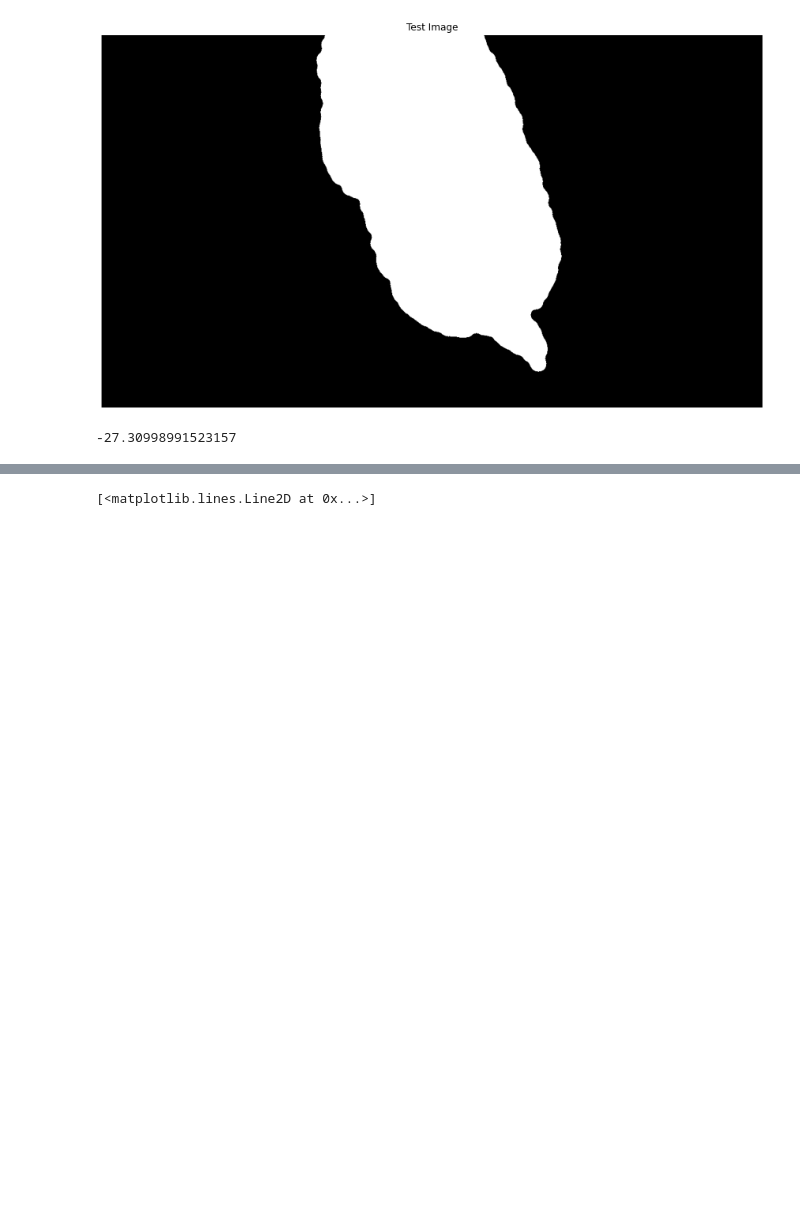
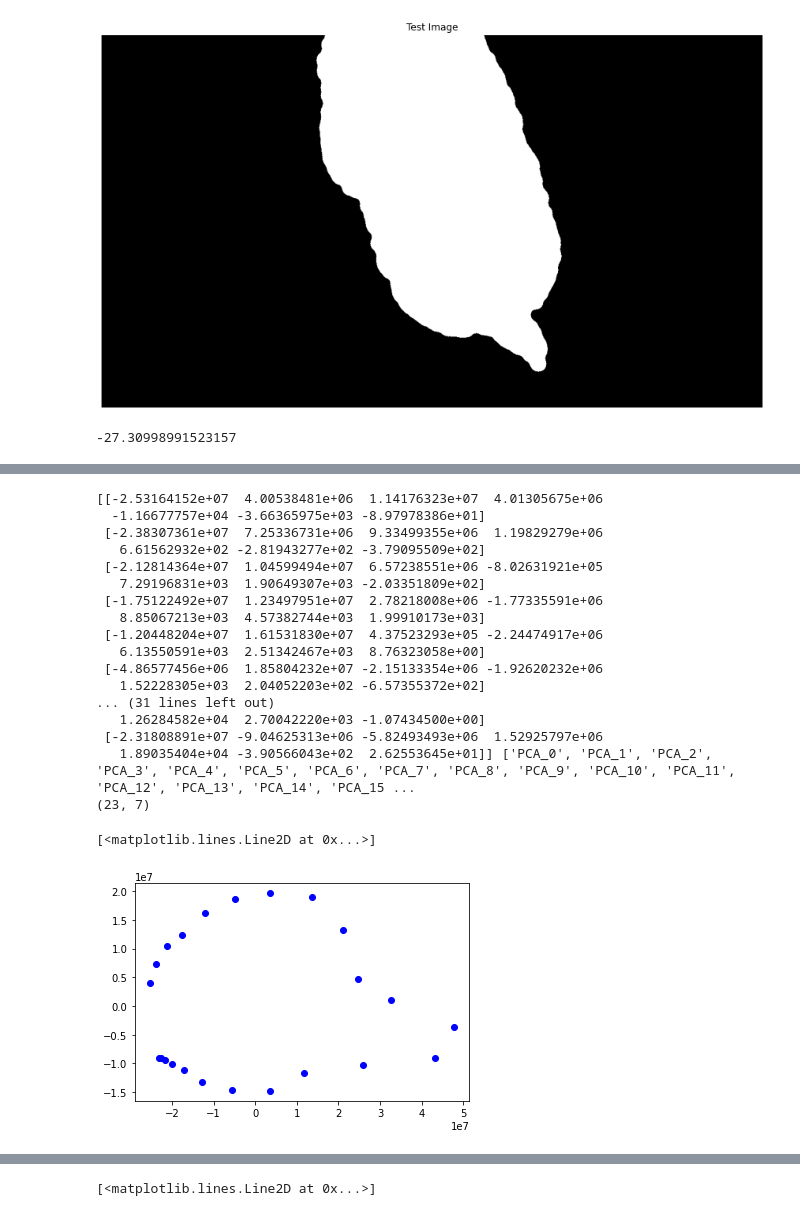
Before and after one commit to zwinkler/Automated-BCS, a Jupyter notebook: Automated BCS.ipynb, the cells around one changed output, grey strips where cells are left out. Cells and saved outputs as stored; diff of their text form; code cells hidden in the pictures; blank space fills up the shorter version.

```diff
--- a/Automated BCS.ipynb
+++ b/Automated BCS.ipynb
@@ -289,0 +305,52 @@ plt.axis('off')
+# %%
+#----------------------Getting Kernel PCA---------------------------------
+#The contour is messed up because the image is cropped too much to use the skimage function
+def extract_kernel_PCA(mask, points):
+    B=skimage.measure.find_contours(mask,0.5,'high')[0]
+    #print(np.shape(B))
+    factor = int(np.shape(B)[0]/points)
+    rem = np.shape(B)[0]%factor
+    len_B = np.shape(B)[0]
+
+    B_23 = np.zeros((points, 2))
+    #print(B)
+    #print(B_23)
+    #print(np.shape(B_23))
+    B_23[:, 0] = B[0:(len_B-rem):factor, 0]
+    B_23[:, 1] = B[0:(len_B-rem):factor, 1]
+    #print(B_23)
+    kpca = sklearn.decomposition.KernelPCA(kernel = 'poly')
+    f = kpca.fit_transform(B_23)
+    fnames = []
+    for i in range(0, points):
+        fnames.append(f'PCA_{i}')
+
+
+    return f, fnames
+
+f, fnames = extract_kernel_PCA(b_cow, 23)
+print(f, fnames)
+print(np.shape(f))
+
+plt.figure()
+plt.plot(f[:, 0], f[:, 1], 'bo')
+# %% [output]
+[[-2.53164152e+07  4.00538481e+06  1.14176323e+07  4.01305675e+06
+  -1.16677757e+04 -3.66365975e+03 -8.97978386e+01]
+ [-2.38307361e+07  7.25336731e+06  9.33499355e+06  1.19829279e+06
+   6.61562932e+02 -2.81943277e+02 -3.79095509e+02]
+ [-2.12814364e+07  1.04599494e+07  6.57238551e+06 -8.02631921e+05
+   7.29196831e+03  1.90649307e+03 -2.03351809e+02]
+ [-1.75122492e+07  1.23497951e+07  2.78218008e+06 -1.77335591e+06
+   8.85067213e+03  4.57382744e+03  1.99910173e+03]
+ [-1.20448204e+07  1.61531830e+07  4.37523293e+05 -2.24474917e+06
+   6.13550591e+03  2.51342467e+03  8.76323058e+00]
+ [-4.86577456e+06  1.85804232e+07 -2.15133354e+06 -1.92620232e+06
+   1.52228305e+03  2.04052203e+02 -6.57355372e+02]
+... (31 lines left out)
+   1.26284582e+04  2.70042220e+03 -1.07434500e+00]
+ [-2.31808891e+07 -9.04625313e+06 -5.82493493e+06  1.52925797e+06
+   1.89035404e+04 -3.90566043e+02  2.62553645e+01]] ['PCA_0', 'PCA_1', 'PCA_2', 'PCA_3', 'PCA_4', 'PCA_5', 'PCA_6', 'PCA_7', 'PCA_8', 'PCA_9', 'PCA_10', 'PCA_11', 'PCA_12', 'PCA_13', 'PCA_14', 'PCA_15 ...
+(23, 7)
+[<matplotlib.lines.Line2D at 0x...>]
+[figure, added]
```
Also changed, not shown: parts of 5 cells of this notebook.
